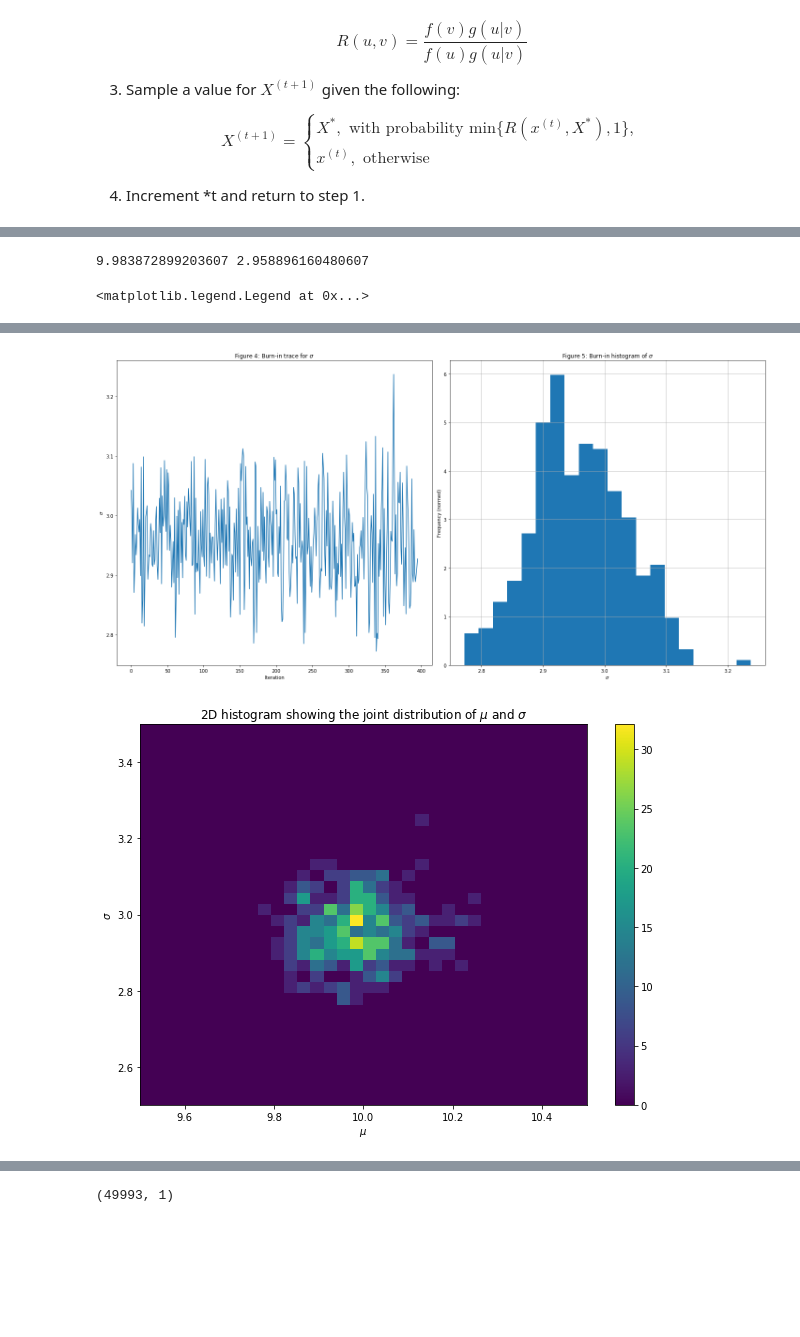
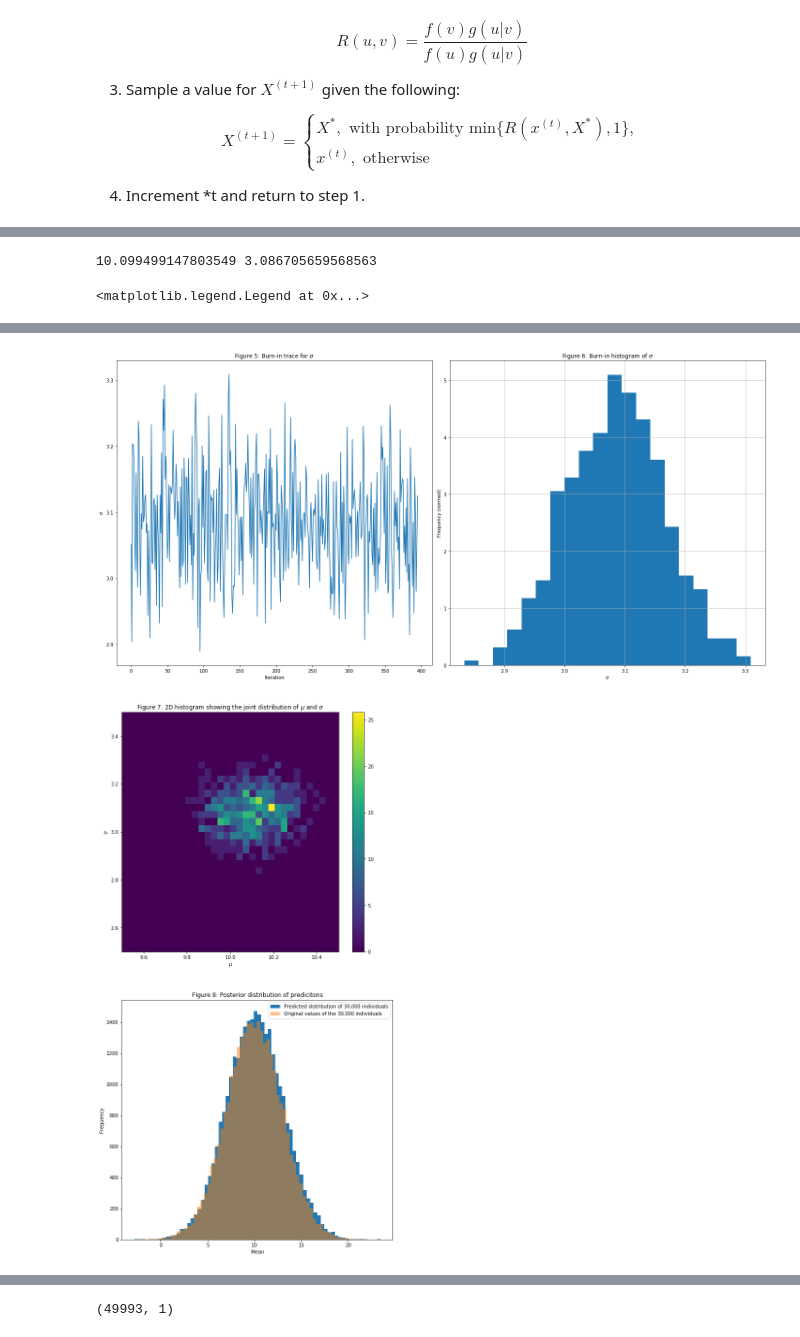
Before and after one commit to jaworra/MCMC-Python, a Jupyter notebook: MCMC_ver1.ipynb, the cells around one changed output, grey strips where cells are left out. Saved outputs shown, nothing was run; the diff lists cells and outputs as text; code cells hidden in the pictures; blank space fills up the shorter version.

```diff
--- a/MCMC_ver1.ipynb
+++ b/MCMC_ver1.ipynb
@@ -66,7 +73,9 @@ For simplicity we will initially adopt a normal distribution for both target and
 #The tranistion model defines how to move from sigma_current to sigma_new
 
 #transition_model = lambda x: [x[0],np.random.normal(x[1],0.5,(1,))[0]]
-transition_model = lambda x: np.random.normal(x,[0.05,5],(2,))
+#transition_model = lambda x: np.random.normal(x,[0.5,5],(2,))
+#transition_model = lambda x: np.random.normal(x,[0.5,5],(2,))
+transition_model = lambda x: np.random.normal(x,1,(2,))
 
 def prior(w):
     #w[0] = mu, x[1]=sigma (new or current)
@@ -156,18 +165,18 @@ ax.plot(rejected[:,0], rejected[:,1], 'rx', label='Rejected',alpha=0.3)
 ax.set_xlabel("$\mu$")
 ax.set_ylabel("$\sigma$ ")
 ax.legend()
-ax.set_title("Figure 1: MCMC sampling for $\mu$ and $\sigma$ with Metropolis-Hastings. All samples are shown.")
+ax.set_title("Figure 2: MCMC sampling for $\mu$ and $\sigma$ with Metropolis-Hastings. All samples are shown.")
 
 
 #trace plots
-v=int(-0.2*accepted.shape[0])
-hist_show=int(-0.2*accepted.shape[0])
+v=int(-0.75*accepted.shape[0])
+hist_show=int(-0.75*accepted.shape[0])
 
 #mu trace
 fig = plt.figure(figsize=(20,10))
 ax = fig.add_subplot(1,2,1)
 ax.plot(accepted[show:,0])
-ax.set_title("Figure 4: Burn-in trace for $\mu$")
+ax.set_title("Figure 3: Burn-in trace for $\mu$")
 ax.set_ylabel("$\mu$")
 ax.set_xlabel("Iteration")
 ax = fig.add_subplot(1,2,2)
@@ -175,7 +184,7 @@ ax = fig.add_subplot(1,2,2)
 ax.hist(accepted[hist_show:,0], bins=20,density=True)
 ax.set_ylabel("Frequency (normed)")
 ax.set_xlabel("$\mu$")
-ax.set_title("Figure 5: Burn-in histogram of $\mu$")
+ax.set_title("Figure 4: Burn-in histogram of $\mu$")
 fig.tight_layout()
 ax.grid("off")
 
@@ -183,7 +192,7 @@ ax.grid("off")
 fig = plt.figure(figsize=(20,10))
 ax = fig.add_subplot(1,2,1)
 ax.plot(accepted[show:,1])
-ax.set_title("Figure 4: Burn-in trace for $\sigma$")
+ax.set_title("Figure 5: Burn-in trace for $\sigma$")
 ax.set_ylabel("$\sigma$")
 ax.set_xlabel("Iteration")
 ax = fig.add_subplot(1,2,2)
@@ -191,19 +200,19 @@ ax = fig.add_subplot(1,2,2)
 ax.hist(accepted[hist_show:,1], bins=20,density=True)
 ax.set_ylabel("Frequency (normed)")
 ax.set_xlabel("$\sigma$")
-ax.set_title("Figure 5: Burn-in histogram of $\sigma$")
+ax.set_title("Figure 6: Burn-in histogram of $\sigma$")
 fig.tight_layout()
 ax.grid("off")
 
 #joint distribution
-fig = plt.figure(figsize=(10,7))
-ax = fig.add_subplot(1,1,1)
+fig = plt.figure(figsize=(10,20))
+ax = fig.add_subplot(2,1,1)
 xbins, ybins = np.linspace(9.5,10.5,35), np.linspace(2.5,3.5,35)
 counts, xedges, yedges, im = ax.hist2d(accepted[hist_show:,0], accepted[hist_show:,1], density=True, bins=[xbins, ybins])
 ax.set_xlabel("$\mu$")
 ax.set_ylabel("$\sigma$")
 fig.colorbar(im, ax=ax)
-ax.set_title("2D histogram showing the joint distribution of $\mu$ and $\sigma$")
+ax.set_title("Figure 7: 2D histogram showing the joint distribution of $\mu$ and $\sigma$")
 
 #prediction
 mu=accepted[show:,0].mean()
@@ -211,14 +220,14 @@ sigma=accepted[show:,1].mean()
 print(mu, sigma)
 model = lambda t,mu,sigma:np.random.normal(mu,sigma,t)
 observation_gen=model(population.shape[0],mu,sigma)
-fig = plt.figure(figsize=(10,10))
-ax = fig.add_subplot(1,1,1)
+#fig = plt.figure(figsize=(10,10))
+ax = fig.add_subplot(2,1,2)
 ax.hist( observation_gen,bins=70 ,label="Predicted distribution of 30,000 individuals")
 ax.hist( population,bins=70 ,alpha=0.5, label="Original values of the 30,000 individuals")
 ax.set_xlabel("Mean")
 ax.set_ylabel("Frequency")
-ax.set_title("Figure 6: Posterior distribution of predicitons")
+ax.set_title("Figure 8: Posterior distribution of predicitons")
 ax.legend()
 # %% [output]
-9.983872899203607 2.958896160480607
+10.099499147803549 3.086705659568563
 <matplotlib.legend.Legend at 0x...>
@@ -227,2 +236,2 @@ ax.legend()
-[figure, old version]
+[figure, new version]
-[figure, old version]
+[figure, new version]
```
Also changed, not shown: parts of 8 cells of this notebook, 7 other files.
